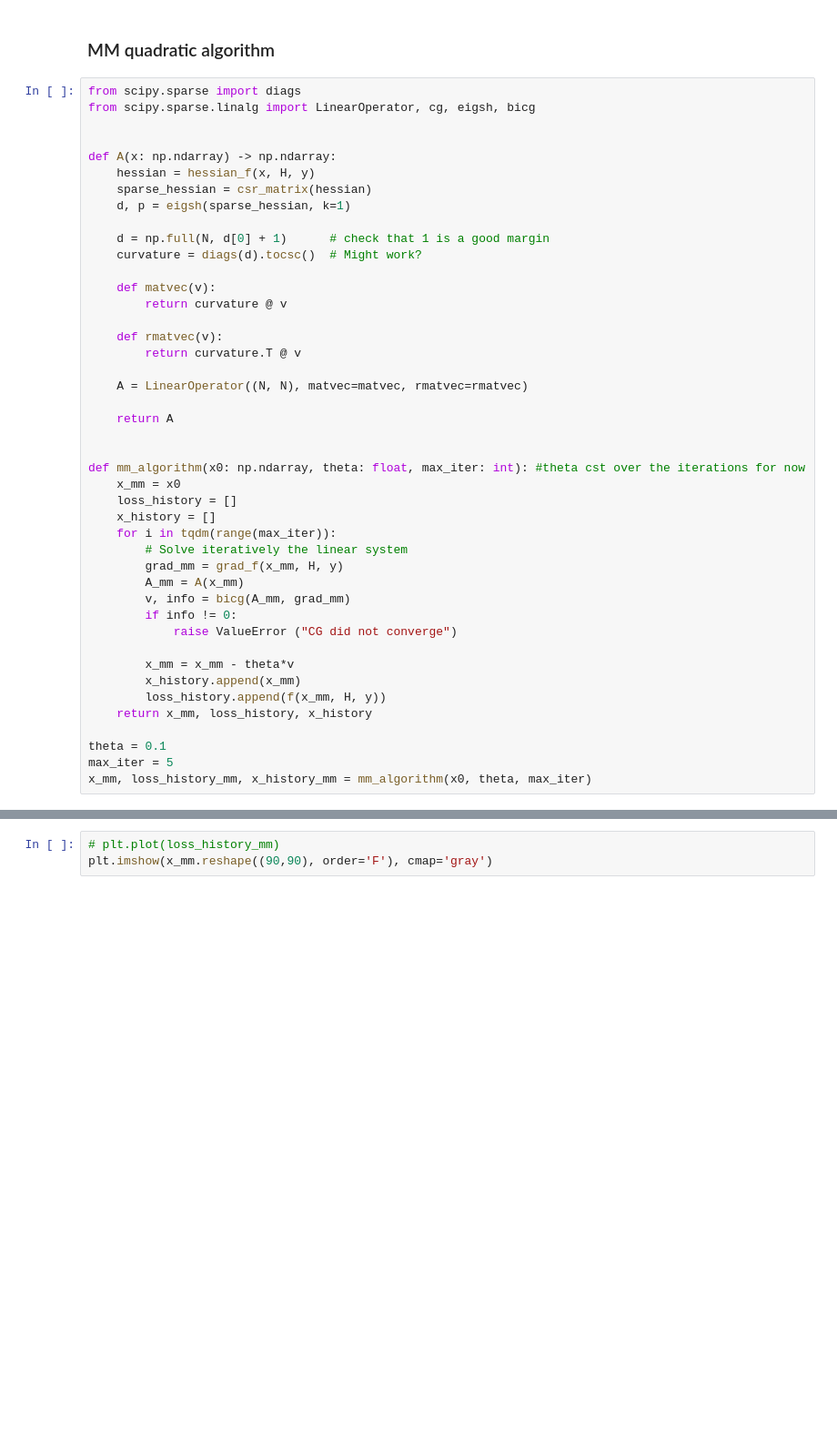
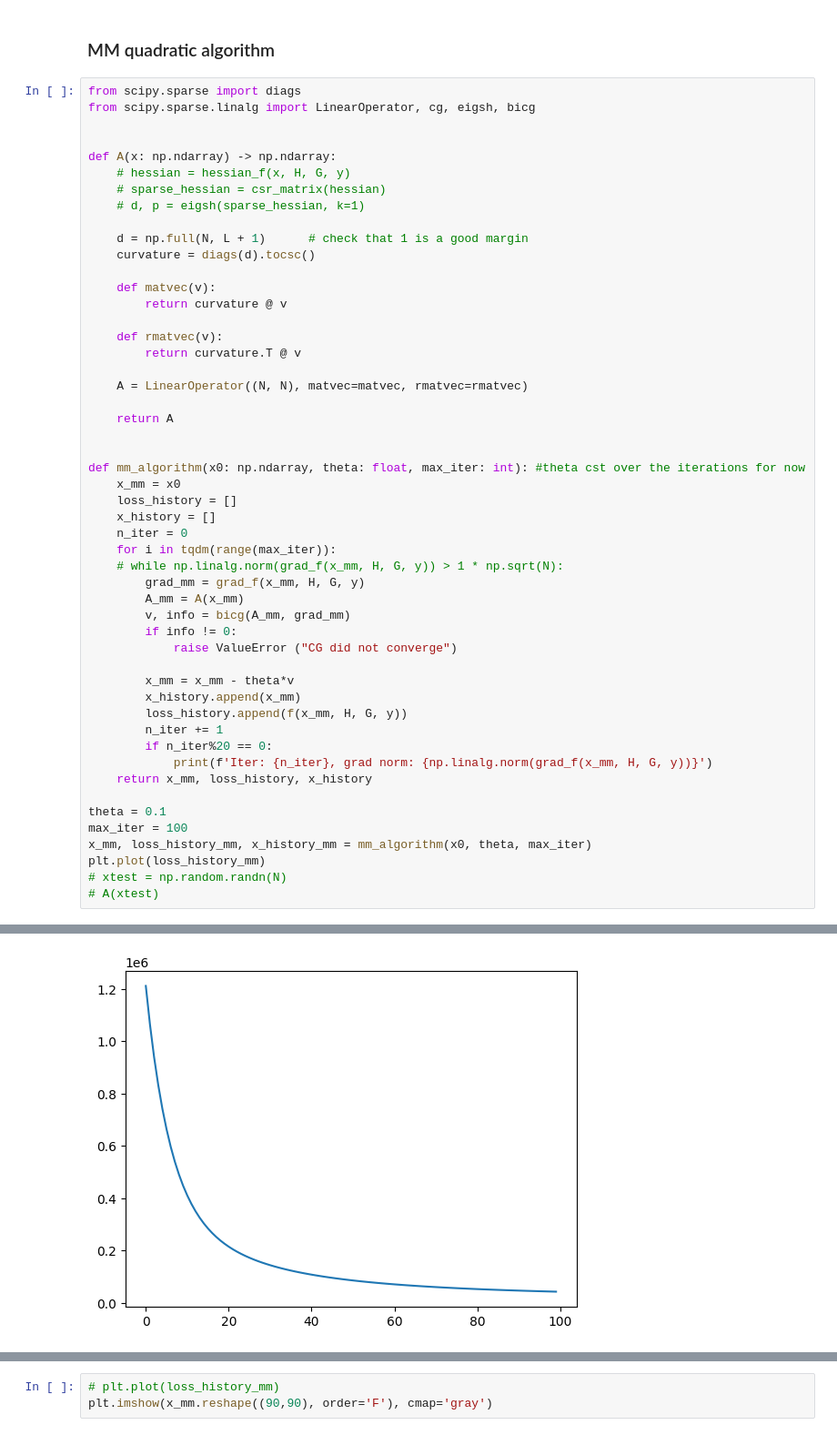
Before and after one commit to matthieuneau/optimization-lab, a Jupyter notebook: LSD_TP2_Theobald_Neau.ipynb, the cells around one changed output, grey strips where cells are left out. Shown at 91% size. Drawn from its saved outputs; the diff is of its cells as text; blank space fills up the shorter version.

```diff
--- a/LSD_TP2_Theobald_Neau.ipynb
+++ b/LSD_TP2_Theobald_Neau.ipynb
@@ -120,12 +165,12 @@ from scipy.sparse.linalg import LinearOperator, cg, eigsh, bicg
 
 
 def A(x: np.ndarray) -> np.ndarray:
-    hessian = hessian_f(x, H, y)
-    sparse_hessian = csr_matrix(hessian)
-    d, p = eigsh(sparse_hessian, k=1)
+    # hessian = hessian_f(x, H, G, y)
+    # sparse_hessian = csr_matrix(hessian)
+    # d, p = eigsh(sparse_hessian, k=1)
 
-    d = np.full(N, d[0] + 1)      # check that 1 is a good margin
-    curvature = diags(d).tocsc()  # Might work?
+    d = np.full(N, L + 1)      # check that 1 is a good margin
+    curvature = diags(d).tocsc()
 
     def matvec(v):
         return curvature @ v
@@ -142,9 +187,10 @@ def mm_algorithm(x0: np.ndarray, theta: float, max_iter: int): #theta cst over t
     x_mm = x0
     loss_history = []
     x_history = []
+    n_iter = 0
     for i in tqdm(range(max_iter)):
-        # Solve iteratively the linear system
-        grad_mm = grad_f(x_mm, H, y)
+    # while np.linalg.norm(grad_f(x_mm, H, G, y)) > 1 * np.sqrt(N):
+        grad_mm = grad_f(x_mm, H, G, y)
         A_mm = A(x_mm)
         v, info = bicg(A_mm, grad_mm)
         if info != 0:
@@ -152,9 +198,16 @@ def mm_algorithm(x0: np.ndarray, theta: float, max_iter: int): #theta cst over t
 
         x_mm = x_mm - theta*v
         x_history.append(x_mm)
-        loss_history.append(f(x_mm, H, y))
+        loss_history.append(f(x_mm, H, G, y))
+        n_iter += 1
+        if n_iter%20 == 0:
+            print(f'Iter: {n_iter}, grad norm: {np.linalg.norm(grad_f(x_mm, H, G, y))}')
     return x_mm, loss_history, x_history
 
 theta = 0.1
-max_iter = 5
+max_iter = 100
 x_mm, loss_history_mm, x_history_mm = mm_algorithm(x0, theta, max_iter)
+plt.plot(loss_history_mm)
+# xtest = np.random.randn(N)
+# A(xtest)
+# %% [output]
@@ -160,0 +220 @@ x_mm, loss_history_mm, x_history_mm = mm_algorithm(x0, theta, max_iter)
+[figure, added]
```
Also changed, not shown: parts of 18 cells of this notebook, 2 other files.
